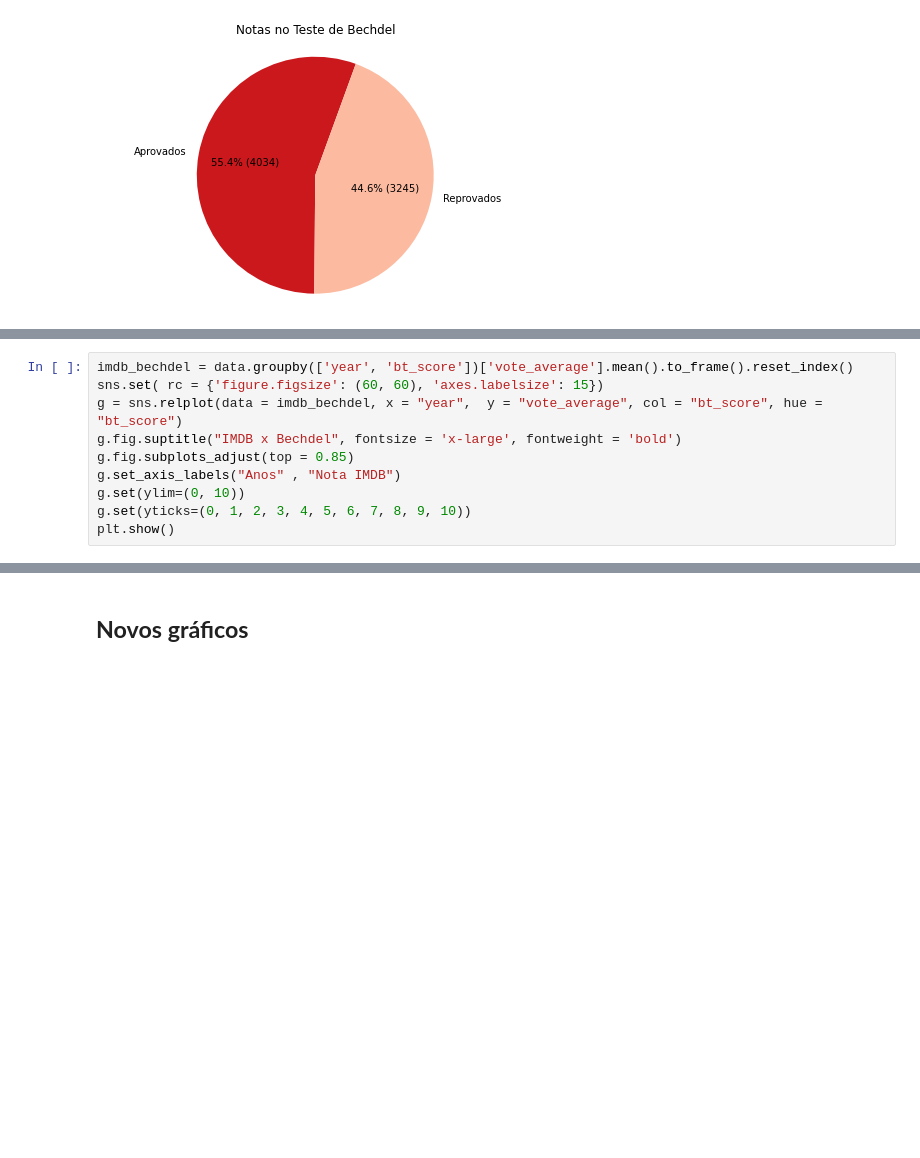
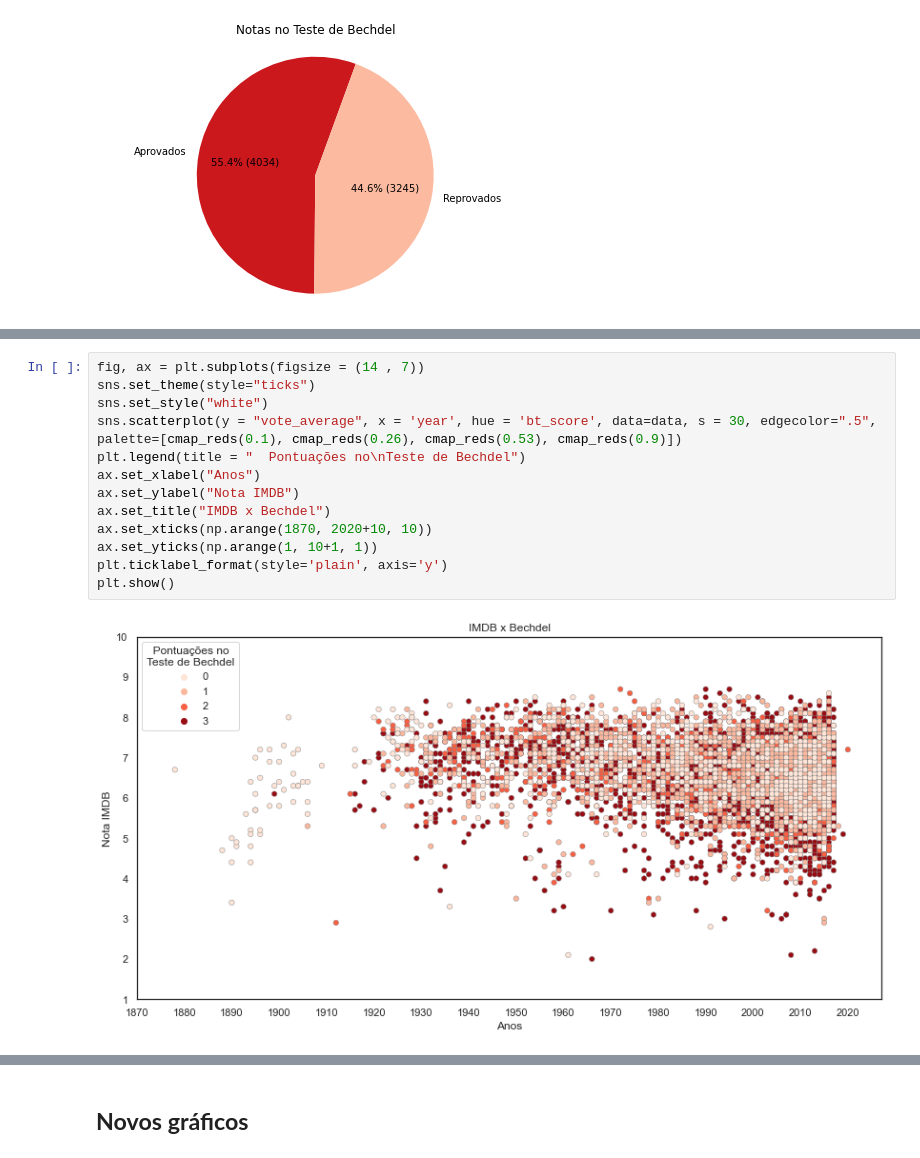
Before and after one commit to vinifm/puc_bechdel, a Jupyter notebook: main.ipynb, the cells around one changed output, grey strips where cells are left out. Cells and saved outputs as stored; diff of their text form; blank space fills up the shorter version.

```diff
--- a/main.ipynb
+++ b/main.ipynb
@@ -319,10 +77,0 @@ plt.show()
-# %%
-imdb_bechdel = data.groupby(['year', 'bt_score'])['vote_average'].mean().to_frame().reset_index()
-sns.set( rc = {'figure.figsize': (60, 60), 'axes.labelsize': 15})
-g = sns.relplot(data = imdb_bechdel, x = "year",  y = "vote_average", col = "bt_score", hue = "bt_score")
-g.fig.suptitle("IMDB x Bechdel", fontsize = 'x-large', fontweight = 'bold')
-g.fig.subplots_adjust(top = 0.85)
-g.set_axis_labels("Anos" , "Nota IMDB")
-g.set(ylim=(0, 10))
-g.set(yticks=(0, 1, 2, 3, 4, 5, 6, 7, 8, 9, 10))
-plt.show()
@@ -458,0 +309,15 @@ for index, year in bechdel_df_ordered['year'].iteritems():
+# %%
+fig, ax = plt.subplots(figsize = (14 , 7))
+sns.set_theme(style="ticks")
+sns.set_style("white")
+sns.scatterplot(y = "vote_average", x = 'year', hue = 'bt_score', data=data, s = 30, edgecolor=".5", palette=[cmap_reds(0.1), cmap_reds(0.26), cmap_reds(0.53), cmap_reds(0.9)])
+plt.legend(title = "  Pontuações no\nTeste de Bechdel")
+ax.set_xlabel("Anos")
+ax.set_ylabel("Nota IMDB")
+ax.set_title("IMDB x Bechdel")
+ax.set_xticks(np.arange(1870, 2020+10, 10))
+ax.set_yticks(np.arange(1, 10+1, 1))
+plt.ticklabel_format(style='plain', axis='y')
+plt.show()
+# %% [output]
+[figure, added]
```
Also changed, not shown: parts of 77 cells of this notebook.
